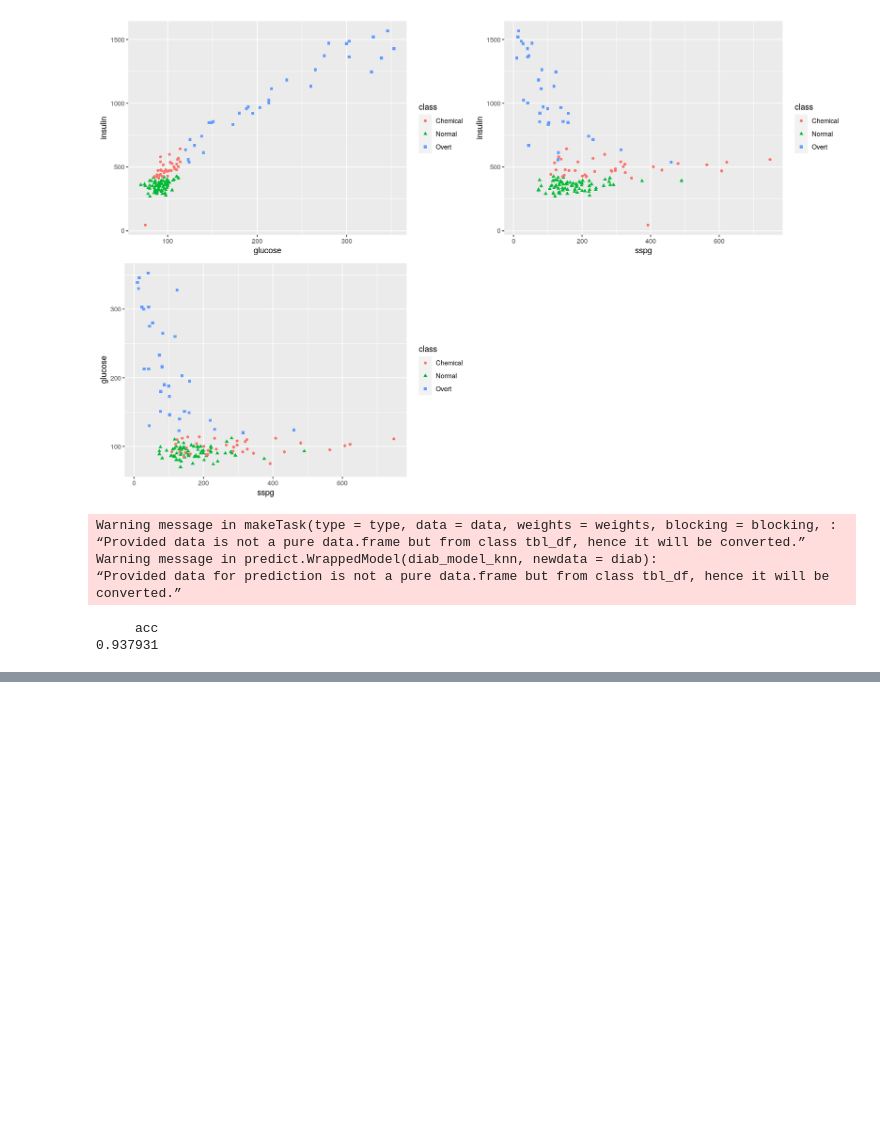
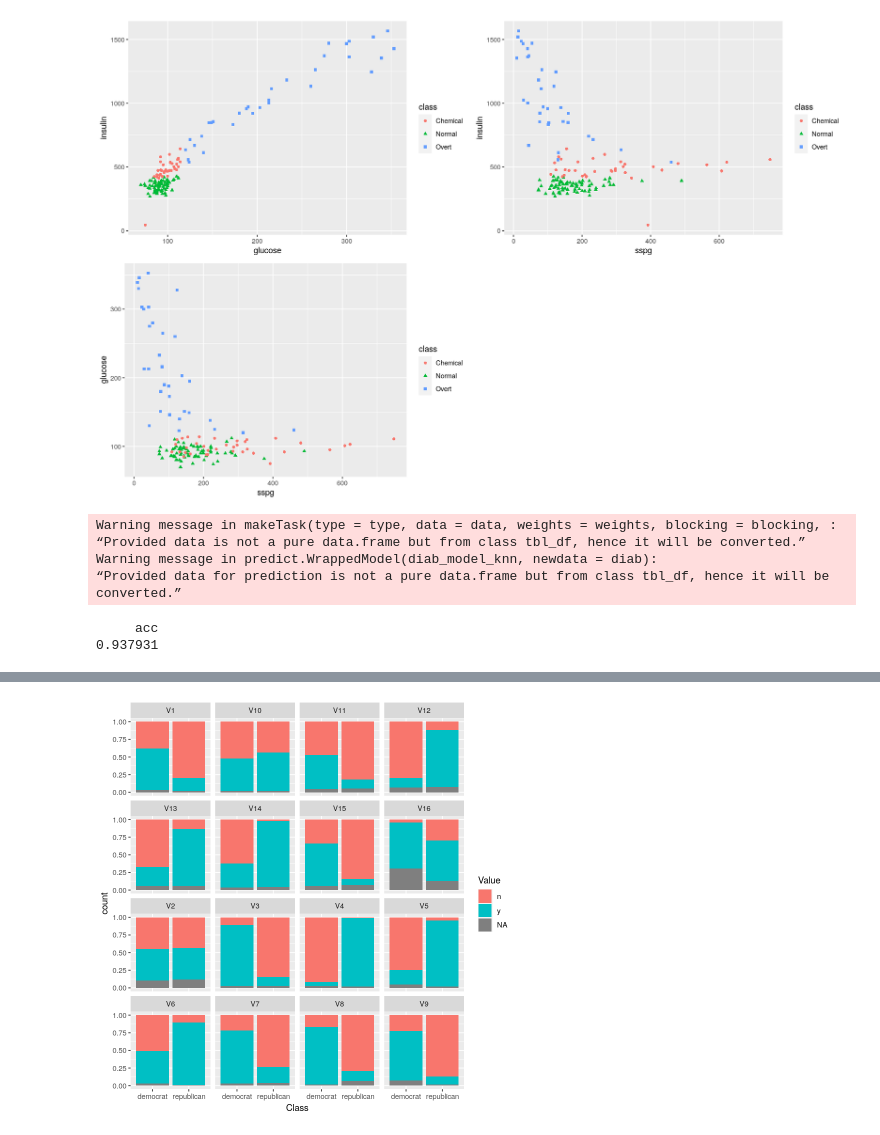
Before and after one commit to slavistan/ml-book-notes, a Jupyter notebook: scratchpad.ipynb, the cells around one changed output, grey strips where cells are left out. Drawn from its saved outputs; the diff is of its cells as text; code cells hidden in the pictures; blank space fills up the shorter version.

```diff
--- a/scratchpad.ipynb
+++ b/scratchpad.ipynb
@@ -307,0 +319,7 @@ true       Chemical Normal Overt -err.-
+# %%
+votes <- as_tibble(HouseVotes84)
+ggplot(votes %>% pivot_longer(-Class, names_to = "Variable", values_to = "Value")) +
+geom_bar(aes(x = Class, fill = Value), position = "fill") +
+facet_wrap( ~Variable)
+# %% [output]
+[figure, added]
```
Also changed, not shown: parts of 8 cells of this notebook.
